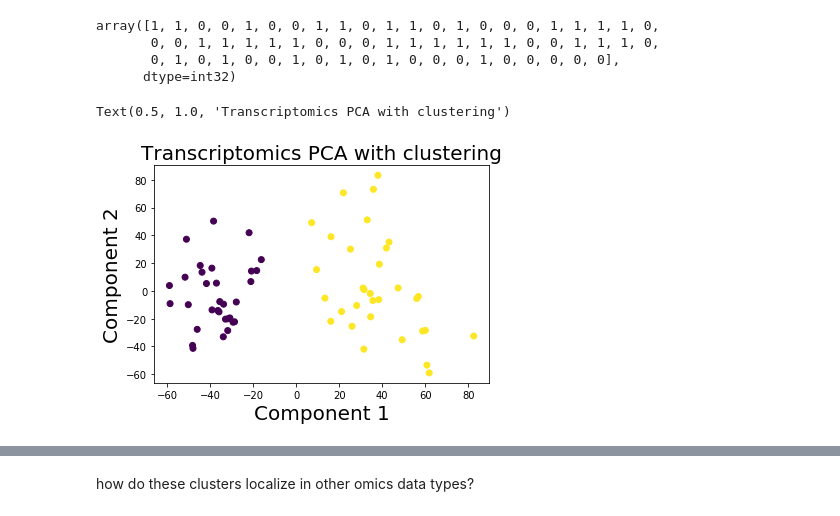
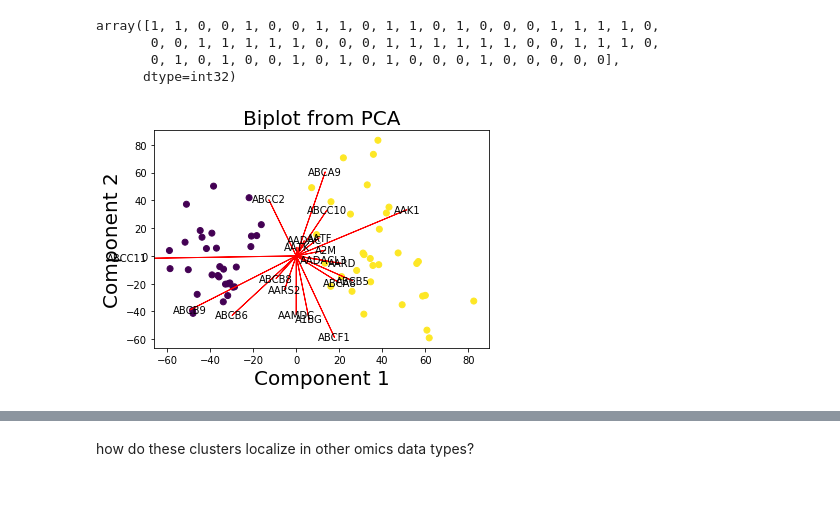
Before and after one commit to jtwang1027/cancer_omics, a Jupyter notebook: 1_EDA_cell_line_exploration.ipynb, the cells around one changed output, grey strips where cells are left out. Drawn from its saved outputs; the diff is of its cells as text; code cells hidden in the pictures.

```diff
--- a/1_EDA_cell_line_exploration.ipynb
+++ b/1_EDA_cell_line_exploration.ipynb
@@ -105,7 +105,8 @@ cell_lines= tr['X']
 tr= tr.select_dtypes(include='float64')
 tr.dropna(axis=1, inplace=True)
 tr_sc= StandardScaler().fit_transform(tr)
-# tr_pca=PCA(n_components=5).fit_transform(tr_sc)
+pca=PCA(n_components=5)
+tr_pca=pca.fit_transform(tr_sc)
 # %%
 kmeans = KMeans(n_clusters=2, random_state=0).fit(tr_sc)
 kmeans.labels_
@@ -114,11 +115,24 @@ array([1, 1, 0, 0, 1, 0, 0, 1, 1, 0, 1, 1, 0, 1, 0, 0, 0, 1, 1, 1, 1, 0,
        0, 0, 1, 1, 1, 1, 1, 0, 0, 0, 1, 1, 1, 1, 1, 1, 0, 0, 1, 1, 1, 0,
        0, 1, 0, 1, 0, 0, 1, 0, 1, 0, 1, 0, 0, 0, 1, 0, 0, 0, 0, 0],
       dtype=int32)
-# %%
-plt.scatter( tr_pca[:,0],tr_pca[:,1], c= kmeans.labels_)
-plt.xlabel('Component 1',fontsize=20)
-plt.ylabel('Component 2',fontsize=20)
-plt.title("Transcriptomics PCA with clustering",fontsize=20)
-# %% [output]
-Text(0.5, 1.0, 'Transcriptomics PCA with clustering')
-[figure, removed]
+# %%
+
+
+scale=4000
+plt.scatter( tr_pca[:,0],tr_pca[:,1], c= kmeans.labels_)
+plt.xlabel('Component 1',fontsize=20)
+plt.ylabel('Component 2',fontsize=20)
+plt.title("Biplot from PCA",fontsize=20)
+
+#features ranked based on magnitudes in plotted components
+comp=pd.DataFrame(zip(tr.columns ,(abs(tr_pca[:,0]) + abs(tr_pca[:,1]))), columns= ['protein','sum']).sort_values(by='sum',ascending=False)
+#top 10%
+top10= comp.iloc[0:int(np.ceil(comp.shape[0] *0.3)),:]
+for i,row in top10.iterrows():
+  x_arrow= pca.components_[0,i]*scale
+  y_arrow= pca.components_[1,i]*scale
+
+  plt.arrow(0,0,x_arrow,y_arrow,color='r')
+  plt.text(x_arrow* 1, y_arrow * 1, row['protein'], color = 'k', ha = 'center', va = 'center')
+# %% [output]
+[figure, added]
```
Also changed, not shown: parts of 6 cells of this notebook.
